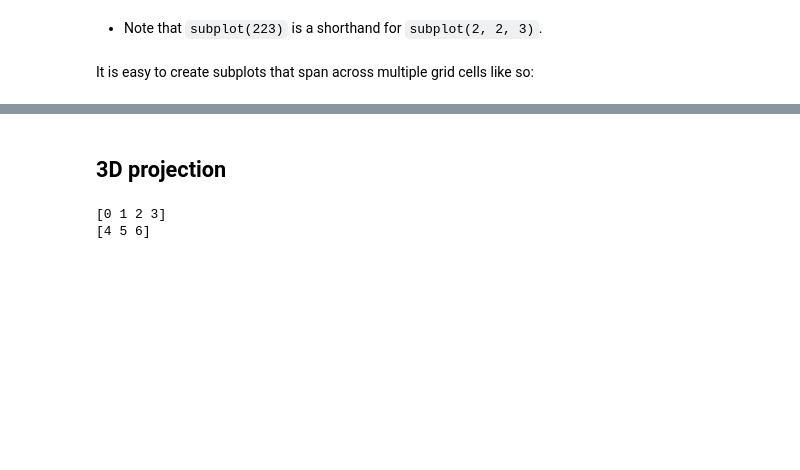
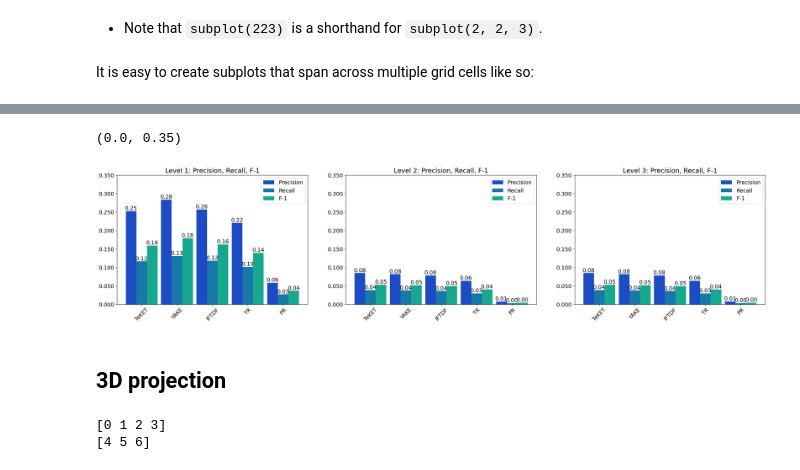
Before and after one commit to dev-SR/machine-learning, a Jupyter notebook: 02matplotlib/matplotlib.ipynb, the cells around one changed output, grey strips where cells are left out. Cells and saved outputs as stored; diff of their text form; code cells hidden in the pictures; blank space fills up the shorter version.

```diff
--- a/02matplotlib/matplotlib.ipynb
+++ b/02matplotlib/matplotlib.ipynb
@@ -596,0 +605,3 @@ If you need even more flexibility in subplot positioning, check out the [GridSpe
+# %%
+df = pd.read_csv('keyphrase-evaluation.csv')
+df
@@ -597,3 +627,69 @@ If you need even more flexibility in subplot positioning, check out the [GridSpe
+# %%
+y_cols = ['Precision','Recall','F-1']
+barLabelFormat=.2
+width=0.3
+p1 = ['#1c4cc3', '#1878a7', '#18a88f']
+# %%
+import matplotlib.gridspec as gridspec
+gs = gridspec.GridSpec(1, 3)
+plt.figure(figsize=(30,6))
+ax1 = plt.subplot(gs[0, 0])
+ax2 = plt.subplot(gs[0, 1])
+ax3 = plt.subplot(gs[0, 2])
+
+# subplot 1
+L1 = df[df['level']==1]
+L1_X = np.arange(len(L1['Model']))
+L1_X_ticks = L1['Model'].tolist()
+	# plot bars
+for i,y_col in enumerate(y_cols):
+	x_data = L1_X + width*i
+	y_data = L1[y_col]
+	ax1.bar(x_data, y_data, width=width, color=p1[i])
+	# set ticks on each bar
+	for x,y in zip(x_data,y_data):
+		ax1.text(x,y,f'%{barLabelFormat}f'%y,ha='center',va='bottom')
+ax1.yaxis.set_major_formatter(FormatStrFormatter('%.3f'))
+# set ticks on x-axis
+ax1.set_xticks(L1_X + width, L1_X_ticks, rotation=45)
+ax1.legend(y_cols)
+ax1.set_title('Level 1: Precision, Recall, F-1')
+ax1.set_ylim((0,.35))
+
+# subplot 2
+L2 = df[df['level']==2]
+L2_X = np.arange(len(L2['Model']))
+L2_X_ticks = L2['Model'].tolist()
+for i,y_col in enumerate(y_cols):
+	x_data = L2_X + width*i
+	y_data = L2[y_col]
+	ax2.bar(x_data, y_data, width=width, color=p1[i])
+	for x,y in zip(x_data,y_data):
+		ax2.text(x,y,f'%{barLabelFormat}f'%y,ha='center',va='bottom')
+ax2.yaxis.set_major_formatter(FormatStrFormatter('%.3f'))
+ax2.set_xticks(L2_X + width, L2_X_ticks, rotation=45)
+ax2.legend(y_cols)
+ax2.set_title('Level 2: Precision, Recall, F-1')
+ax2.set_ylim((0,.35))
+
+# subplot 3
+L3 = df[df['level']==2]
+L3_X = np.arange(len(L3['Model']))
+L3_X_ticks = L3['Model'].tolist()
+for i,y_col in enumerate(y_cols):
+	x_data = L3_X + width*i
+	y_data = L3[y_col]
+	ax3.bar(x_data, y_data, width=width, color=p1[i])
+	for x,y in zip(x_data,y_data):
+		ax3.text(x,y,f'%{barLabelFormat}f'%y,ha='center',va='bottom')
+ax3.yaxis.set_major_formatter(FormatStrFormatter('%.3f'))
+ax3.set_xticks(L3_X + width, L3_X_ticks, rotation=45)
+ax3.legend(y_cols)
+ax3.set_title('Level 3: Precision, Recall, F-1')
+ax3.set_ylim((0,.35))
+# %% [output]
+(0.0, 0.35)
+[figure, added]
 # %% [markdown]
 ## 3D projection
 # %%
```
Also changed, not shown: parts of 14 cells of this notebook, 16 other files.
